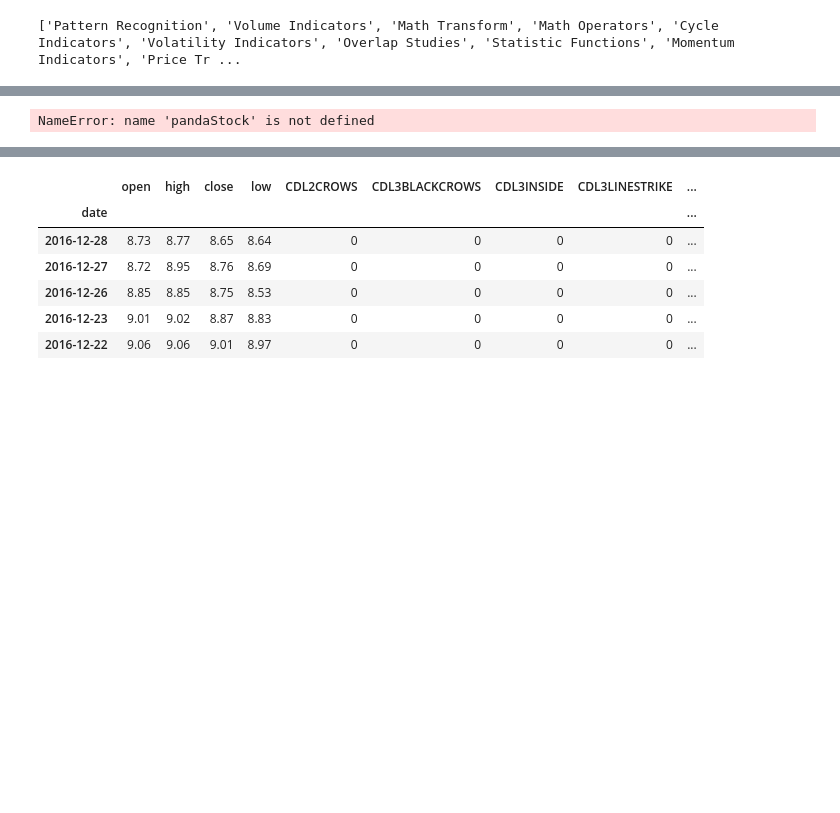
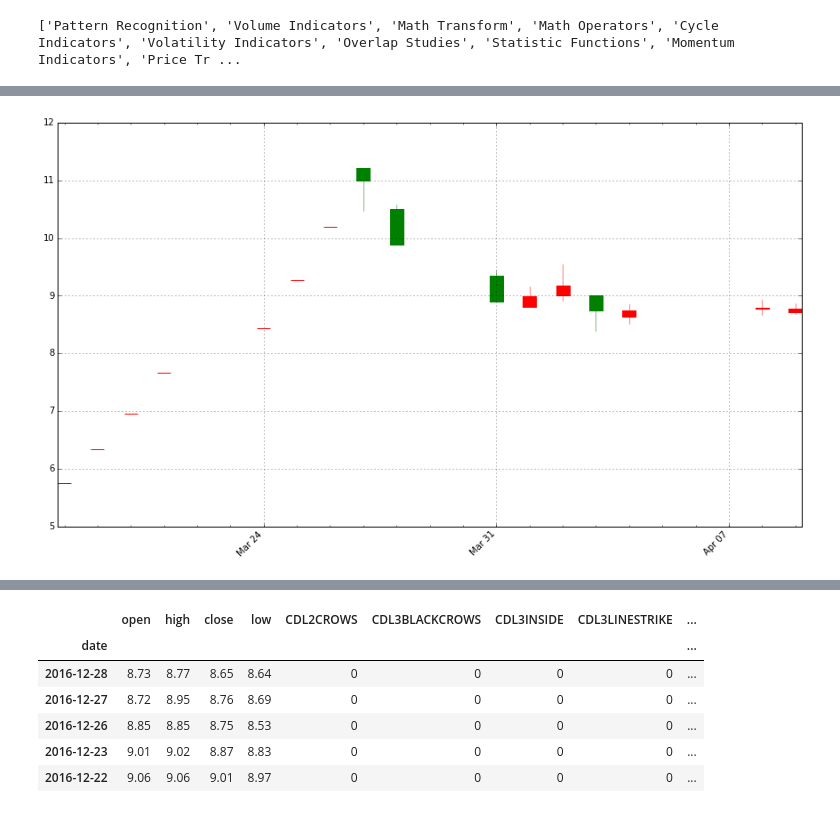
Before and after one commit to monchewharry/QuantSpeculation, a Jupyter notebook: note/7.3patternRecognization.ipynb, the cells around one changed output, grey strips where cells are left out. Drawn from its saved outputs; the diff is of its cells as text; code cells hidden in the pictures; blank space fills up the shorter version.

```diff
--- a/note/7.3patternRecognization.ipynb
+++ b/note/7.3patternRecognization.ipynb
@@ -63,8 +68,8 @@ array([  0,   0,   0,   0,   0,   0,   0,   0,   0,   0,   0,   0,   0,
 # %%
-reload(pandaStock)
-pandaStock.pandas_candlestick_ohlc(ldkg.iloc[29*13:30*13])
+import pandaStock
+pandaStock.pandas_candlestick_ohlc(ldkg.iloc[-16:])
 # %% [output]
-NameError: name 'pandaStock' is not defined
+[figure, added]
 # %%
 patternFun=talib.get_function_groups()['Pattern Recognition']
 para = "(%s['open'].values,%s['high'].values,%s['low'].values,%s['close'].values)" %tuple(['ldkg']*4)
```
Also changed, not shown: parts of 11 cells of this notebook, 3 other files.
